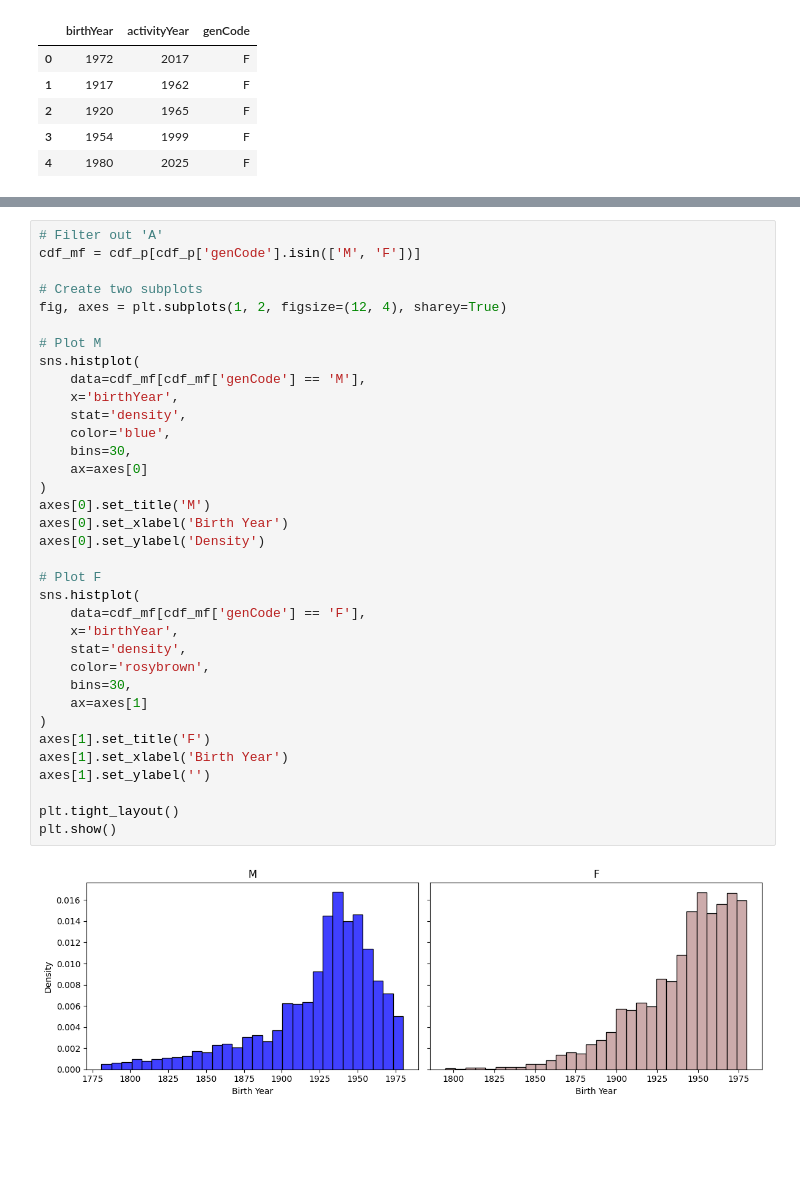
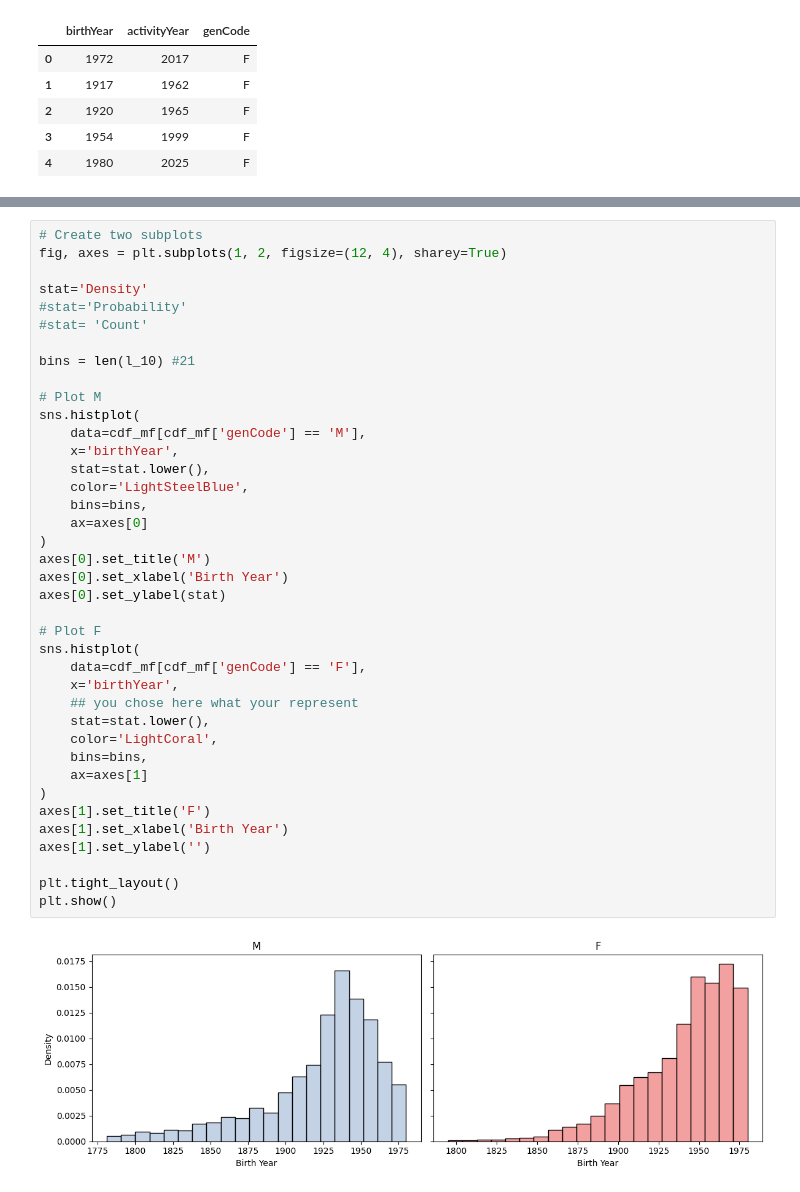
Before and after one commit to Sciences-historiques-numeriques/astronomers, a Jupyter notebook: notebooks_jupyter/wikidata_exploration/da1_distribution_birthYear_gender.ipynb, the cells around one changed output, grey strips where cells are left out. Cells and saved outputs as stored; diff of their text form; blank space fills up the shorter version.

Commit message:
added histogram and doc

```diff
--- a/notebooks_jupyter/wikidata_exploration/da1_distribution_birthYear_gender.ipynb
+++ b/notebooks_jupyter/wikidata_exploration/da1_distribution_birthYear_gender.ipynb
@@ -758,37 +743,41 @@ plt.show()
 # %%
-# Filter out 'A'
-cdf_mf = cdf_p[cdf_p['genCode'].isin(['M', 'F'])]
-
 # Create two subplots
 fig, axes = plt.subplots(1, 2, figsize=(12, 4), sharey=True)
+
+stat='Density'
+#stat='Probability'
+#stat= 'Count'
+
+bins = len(l_10) #21
 
 # Plot M
 sns.histplot(
     data=cdf_mf[cdf_mf['genCode'] == 'M'],
     x='birthYear',
-    stat='density',
-    color='blue',
-    bins=30,
+    stat=stat.lower(),
+    color='LightSteelBlue',
+    bins=bins,
     ax=axes[0]
 )
 axes[0].set_title('M')
 axes[0].set_xlabel('Birth Year')
-axes[0].set_ylabel('Density')
+axes[0].set_ylabel(stat)
 
 # Plot F
 sns.histplot(
     data=cdf_mf[cdf_mf['genCode'] == 'F'],
     x='birthYear',
-    stat='density',
-    color='rosybrown',
-    bins=30,
+    ## you chose here what your represent
+    stat=stat.lower(),
+    color='LightCoral',
+    bins=bins,
     ax=axes[1]
 )
 axes[1].set_title('F')
 axes[1].set_xlabel('Birth Year')
 axes[1].set_ylabel('')
 
 plt.tight_layout()
 plt.show()
 # %% [output]
-[figure, old version]
+[figure, new version]
```
Also changed, not shown: parts of 9 cells of this notebook, 1 other file.
